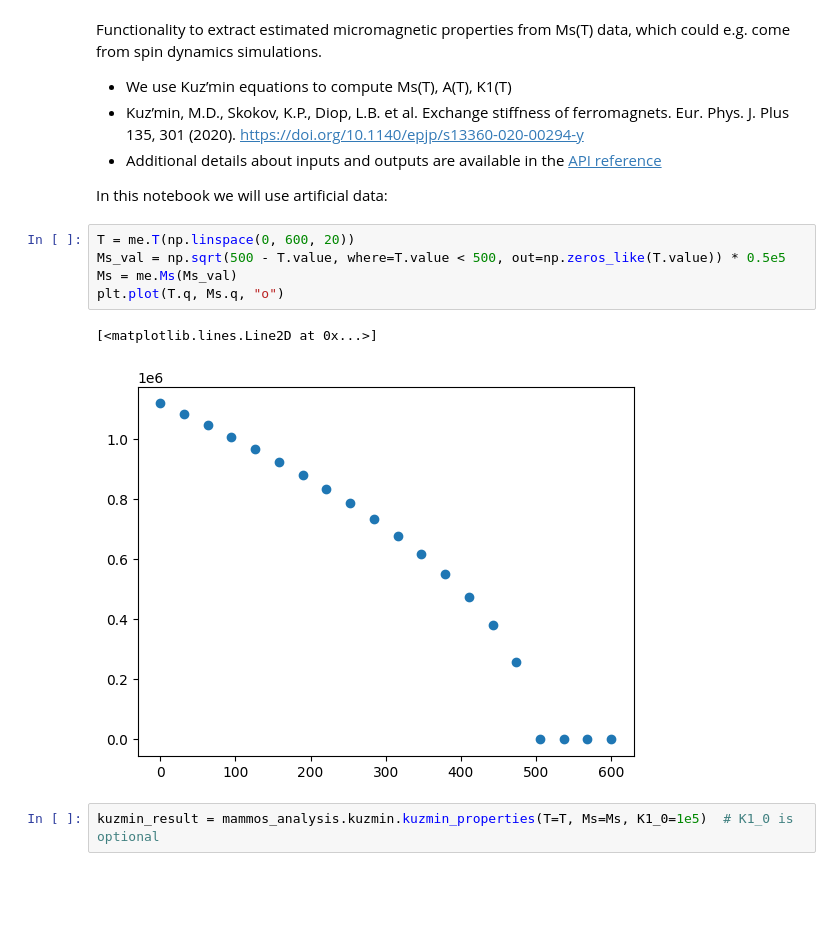
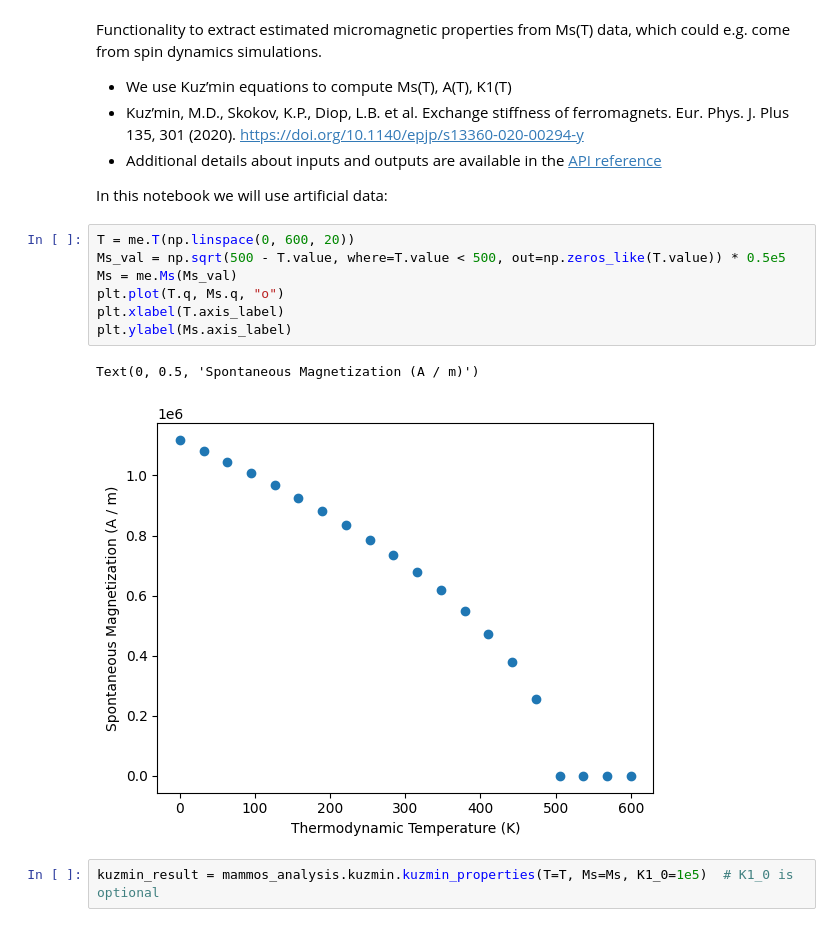
Before and after one commit to MaMMoS-project/mammos-analysis, a Jupyter notebook: examples/quickstart.ipynb, the cells around one changed output. Saved outputs shown, nothing was run; the diff lists cells and outputs as text; blank space fills up the shorter version.

Commit message:
update axis labels

```diff
--- a/examples/quickstart.ipynb
+++ b/examples/quickstart.ipynb
@@ -88,11 +94,13 @@ In this notebook we will use artificial data:
 # %%
 T = me.T(np.linspace(0, 600, 20))
 Ms_val = np.sqrt(500 - T.value, where=T.value < 500, out=np.zeros_like(T.value)) * 0.5e5
 Ms = me.Ms(Ms_val)
 plt.plot(T.q, Ms.q, "o")
+plt.xlabel(T.axis_label)
+plt.ylabel(Ms.axis_label)
 # %% [output]
-[<matplotlib.lines.Line2D at 0x...>]
+Text(0, 0.5, 'Spontaneous Magnetization (A / m)')
-[figure, old version]
+[figure, new version]
 # %%
 kuzmin_result = mammos_analysis.kuzmin.kuzmin_properties(T=T, Ms=Ms, K1_0=1e5)  # K1_0 is optional
 # %% [markdown]
```
Also changed, not shown: parts of 7 cells of this notebook.
